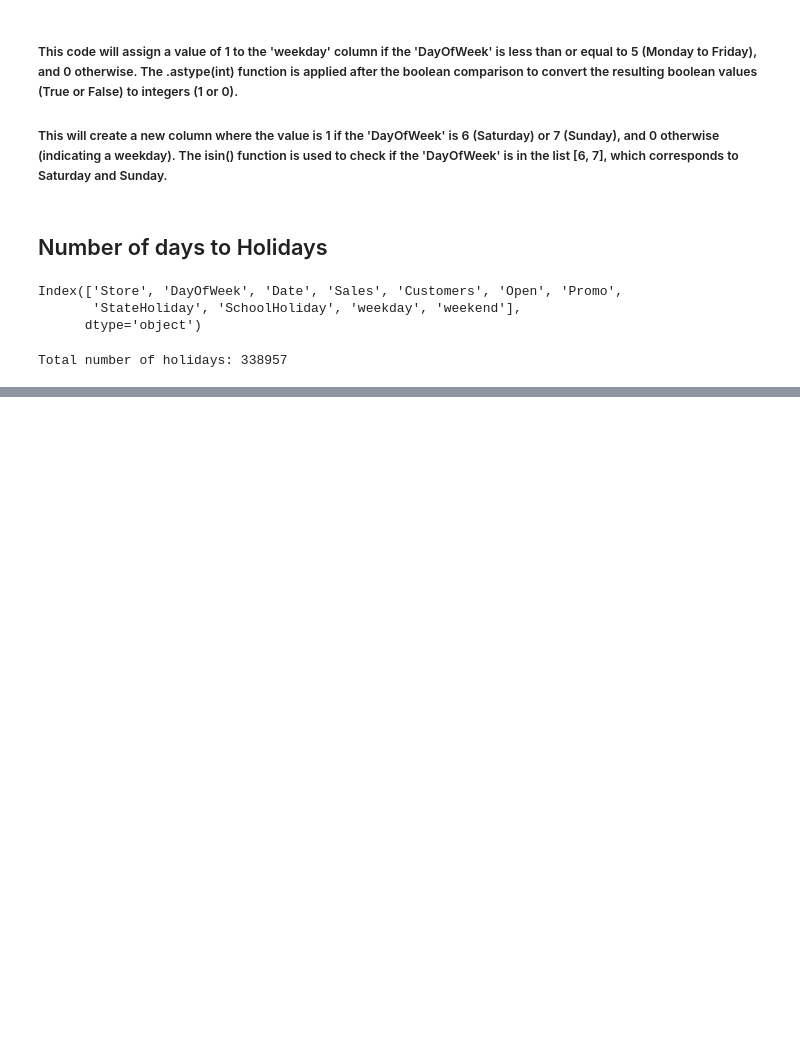
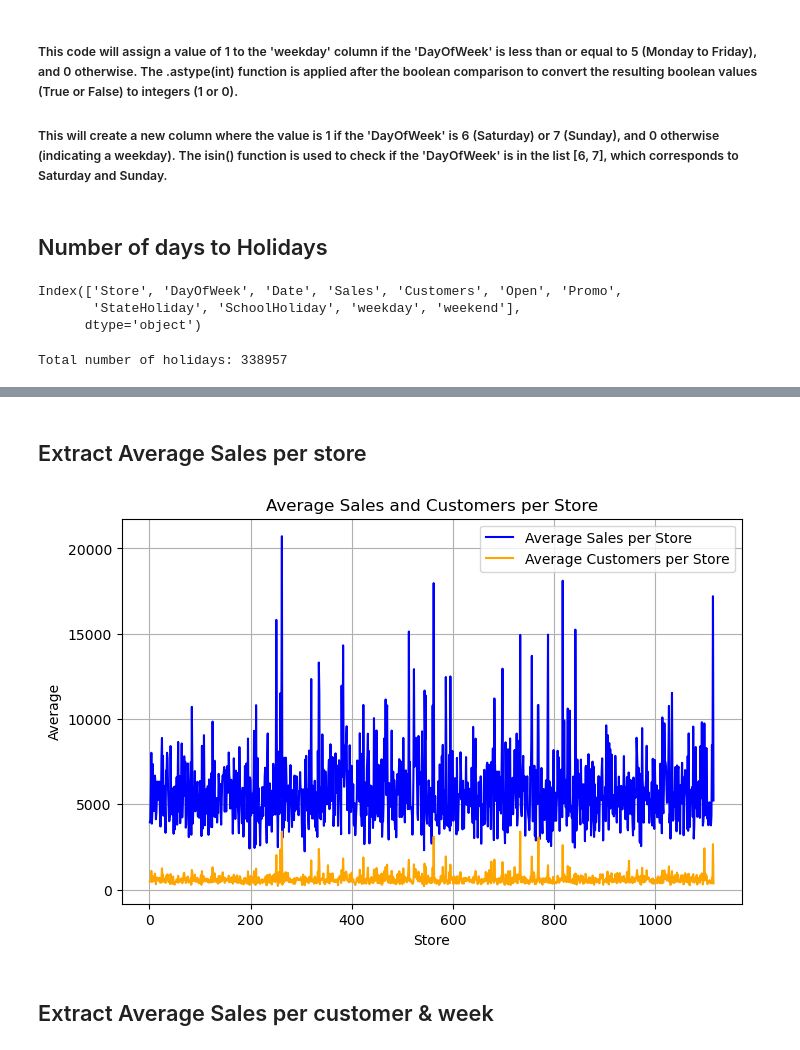
Before and after one commit to Hemamagam/Project-6--Pharmaceutical-Sale-Prediction-, a Jupyter notebook: Task_2_Prediction_of_store_sale.ipynb, the cells around one changed output, grey strips where cells are left out. Drawn from its saved outputs; the diff is of its cells as text; code cells hidden in the pictures; blank space fills up the shorter version.

```diff
--- a/Task_2_Prediction_of_store_sale.ipynb
+++ b/Task_2_Prediction_of_store_sale.ipynb
@@ -256,0 +259,10 @@ Total number of holidays: 338957
+# %%
+def is_day_after_holiday(row):
+    if row['is_holiday'] == 1:
+        return 0
+    elif train_data.iloc[row.name - 1]['is_holiday'] == 1:
+        return 1
+    else:
+        return 0
+
+train_data['DayAfterHoliday'] = train_data.apply(is_day_after_holiday,axis=1)
@@ -256,0 +277,13 @@ Total number of holidays: 338957
+# %%
+def extract_month_features(row):
+    day_of_month = row['Date'].day
+    total_days_in_month = row['Date'].days_in_month
+
+    if day_of_month <= 10:
+        return 'BeginningOfMonth'
+    elif day_of_month > 10 and day_of_month <= total_days_in_month - 10:
+        return 'MidMonth'
+    else:
+        return 'EndOfMonth'
+
+train_data['MonthPart'] = train_data.apply(extract_month_features, axis=1)
@@ -256,0 +331,23 @@ Total number of holidays: 338957
+# %% [markdown]
+## Extract Average Sales per store
+# %%
+def average_sales_customers_per_store(df):
+    avg_sales_per_store = df.groupby('Store')['Sales'].mean().rename('AvgSalesPerStore')
+    avg_customers_per_store = df.groupby('Store')['Customers'].mean().rename('AvgCustomersPerStore')
+    return avg_sales_per_store, avg_customers_per_store
+
+avg_sales_per_store, avg_customers_per_store = average_sales_customers_per_store(train_data)
+# %%
+plt.figure(figsize=(8, 5))
+plt.plot(avg_sales_per_store, label='Average Sales per Store', color='blue')
+plt.plot(avg_customers_per_store, label='Average Customers per Store', color='orange')
+plt.title('Average Sales and Customers per Store')
+plt.xlabel('Store')
+plt.ylabel('Average')
+plt.legend()
+plt.grid(True)
+plt.show()
+# %% [output]
+[figure, added]
+# %% [markdown]
+## Extract Average Sales per customer & week
```
Also changed, not shown: parts of 28 cells of this notebook.
